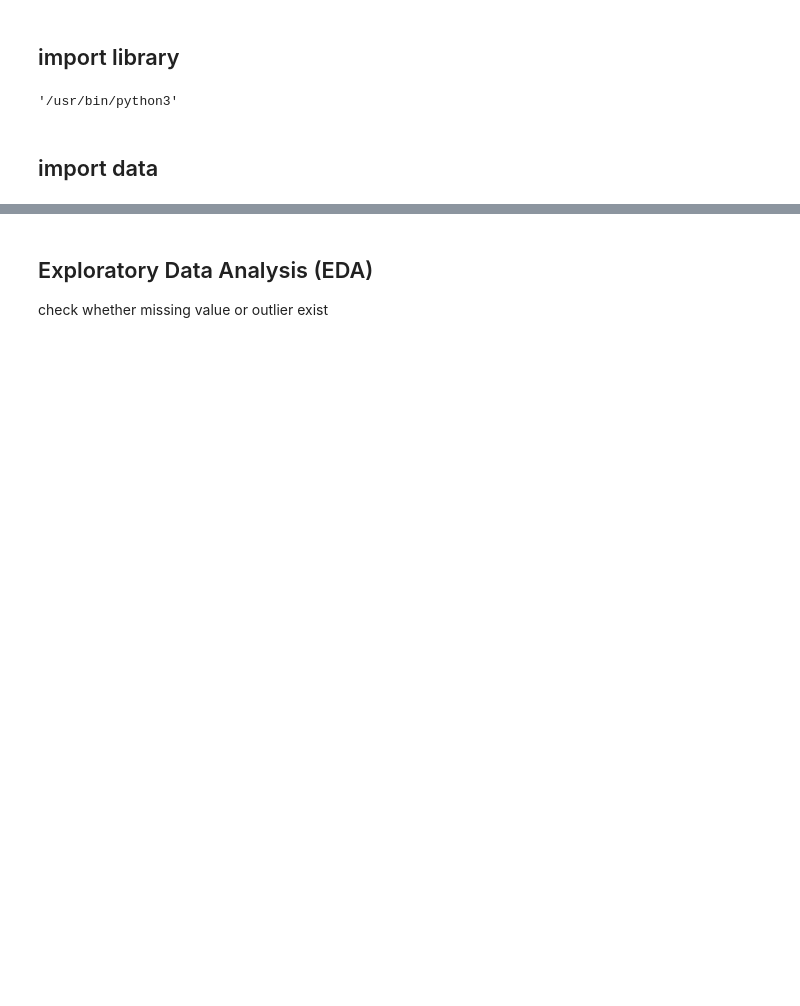
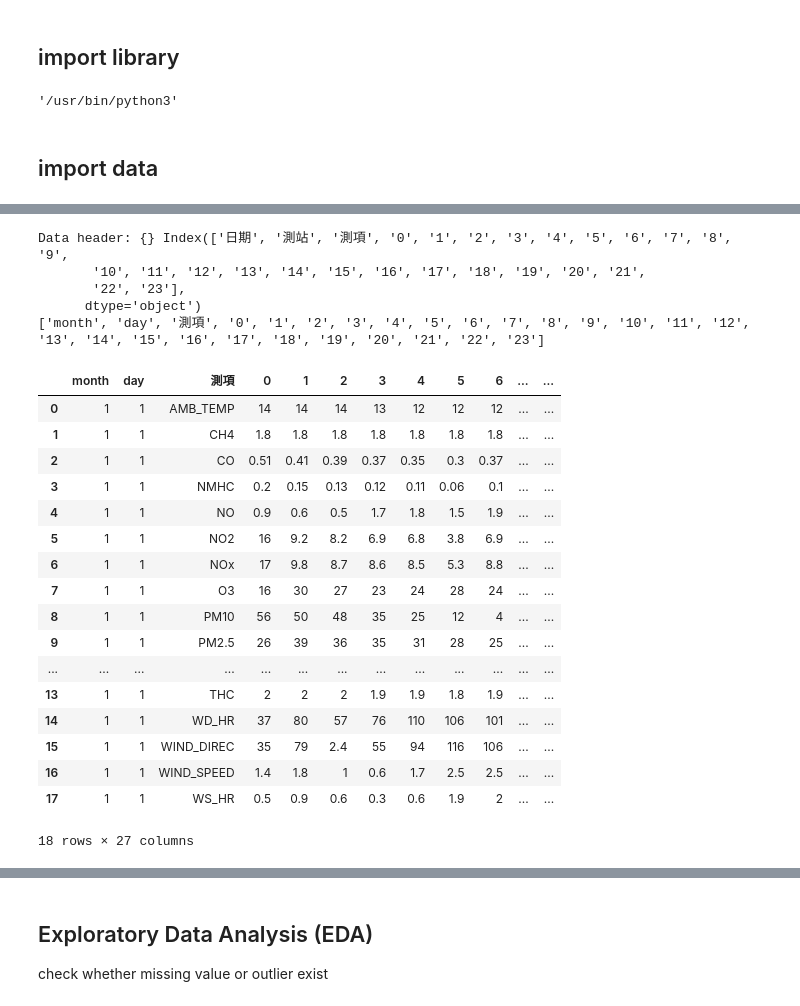
Before and after one commit to wei-yuan/TensorFlow_playground, a Jupyter notebook: linear-regression/linear-regression-pm2.5.ipynb, the cells around one changed output, grey strips where cells are left out. Drawn from its saved outputs; the diff is of its cells as text; code cells hidden in the pictures; blank space fills up the shorter version.

```diff
--- a/linear-regression/linear-regression-pm2.5.ipynb
+++ b/linear-regression/linear-regression-pm2.5.ipynb
@@ -49,0 +49,43 @@ df.head(10)
+# %%
+fname = '../dataset/linear-regression-pm2.5-data/train.csv'
+
+df = pd.read_csv(fname, encoding='big5')
+print ("Data header: {}", df.columns)
+
+df['new_date'] = pd.to_datetime(df['日期'])
+df['month'] = df['new_date'].dt.month
+df['day'] = df['new_date'].dt.day
+
+df = df.drop(columns = ['日期', '測站', 'new_date']) # only one station, dummy variable
+hour_list = [str(i) for i in range(24)]
+header_list = ['month', 'day', '測項']
+header_list.extend(hour_list)
+print (header_list)
+df = df[header_list] # change column name
+
+num_ob_term = 18 # number of m different observation terms here
+df.head(num_ob_term)
+# %% [output]
+Data header: {} Index(['日期', '測站', '測項', '0', '1', '2', '3', '4', '5', '6', '7', '8', '9',
+       '10', '11', '12', '13', '14', '15', '16', '17', '18', '19', '20', '21',
+       '22', '23'],
+      dtype='object')
+['month', 'day', '測項', '0', '1', '2', '3', '4', '5', '6', '7', '8', '9', '10', '11', '12', '13', '14', '15', '16', '17', '18', '19', '20', '21', '22', '23']
+|  | month | day | 測項 | 0 | 1 | 2 | 3 | 4 | 5 | 6 | ... | ... |
+| 0 | 1 | 1 | AMB_TEMP | 14 | 14 | 14 | 13 | 12 | 12 | 12 | ... | ... |
+| 1 | 1 | 1 | CH4 | 1.8 | 1.8 | 1.8 | 1.8 | 1.8 | 1.8 | 1.8 | ... | ... |
+| 2 | 1 | 1 | CO | 0.51 | 0.41 | 0.39 | 0.37 | 0.35 | 0.3 | 0.37 | ... | ... |
+| 3 | 1 | 1 | NMHC | 0.2 | 0.15 | 0.13 | 0.12 | 0.11 | 0.06 | 0.1 | ... | ... |
+| 4 | 1 | 1 | NO | 0.9 | 0.6 | 0.5 | 1.7 | 1.8 | 1.5 | 1.9 | ... | ... |
+| 5 | 1 | 1 | NO2 | 16 | 9.2 | 8.2 | 6.9 | 6.8 | 3.8 | 6.9 | ... | ... |
+| 6 | 1 | 1 | NOx | 17 | 9.8 | 8.7 | 8.6 | 8.5 | 5.3 | 8.8 | ... | ... |
+| 7 | 1 | 1 | O3 | 16 | 30 | 27 | 23 | 24 | 28 | 24 | ... | ... |
+| 8 | 1 | 1 | PM10 | 56 | 50 | 48 | 35 | 25 | 12 | 4 | ... | ... |
+| 9 | 1 | 1 | PM2.5 | 26 | 39 | 36 | 35 | 31 | 28 | 25 | ... | ... |
+| ... | ... | ... | ... | ... | ... | ... | ... | ... | ... | ... | ... | ... |
+| 13 | 1 | 1 | THC | 2 | 2 | 2 | 1.9 | 1.9 | 1.8 | 1.9 | ... | ... |
+| 14 | 1 | 1 | WD_HR | 37 | 80 | 57 | 76 | 110 | 106 | 101 | ... | ... |
+| 15 | 1 | 1 | WIND_DIREC | 35 | 79 | 2.4 | 55 | 94 | 116 | 106 | ... | ... |
+| 16 | 1 | 1 | WIND_SPEED | 1.4 | 1.8 | 1 | 0.6 | 1.7 | 2.5 | 2.5 | ... | ... |
+| 17 | 1 | 1 | WS_HR | 0.5 | 0.9 | 0.6 | 0.3 | 0.6 | 1.9 | 2 | ... | ... |
+18 rows × 27 columns
```
Also changed, not shown: parts of 35 cells of this notebook.
